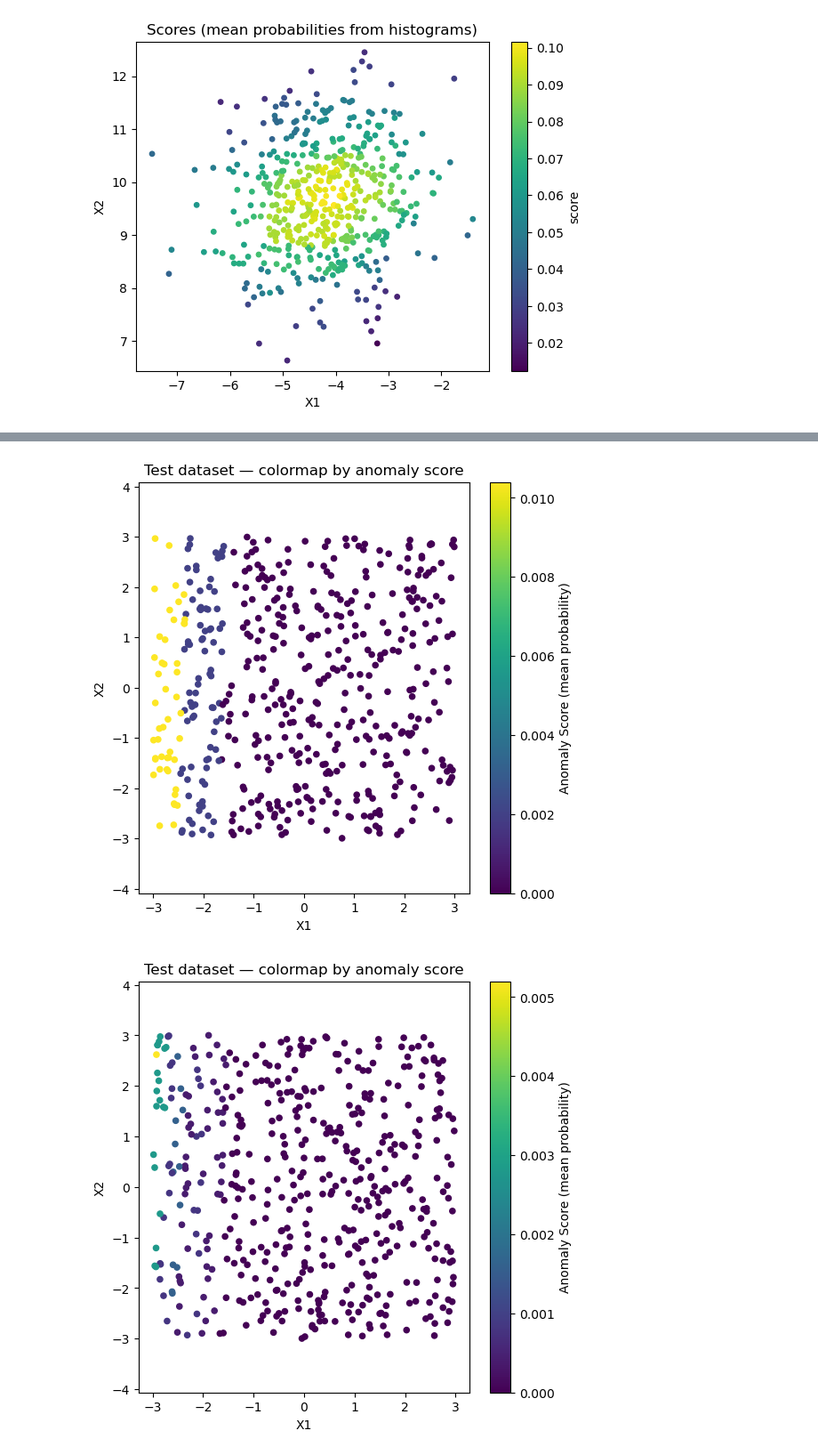
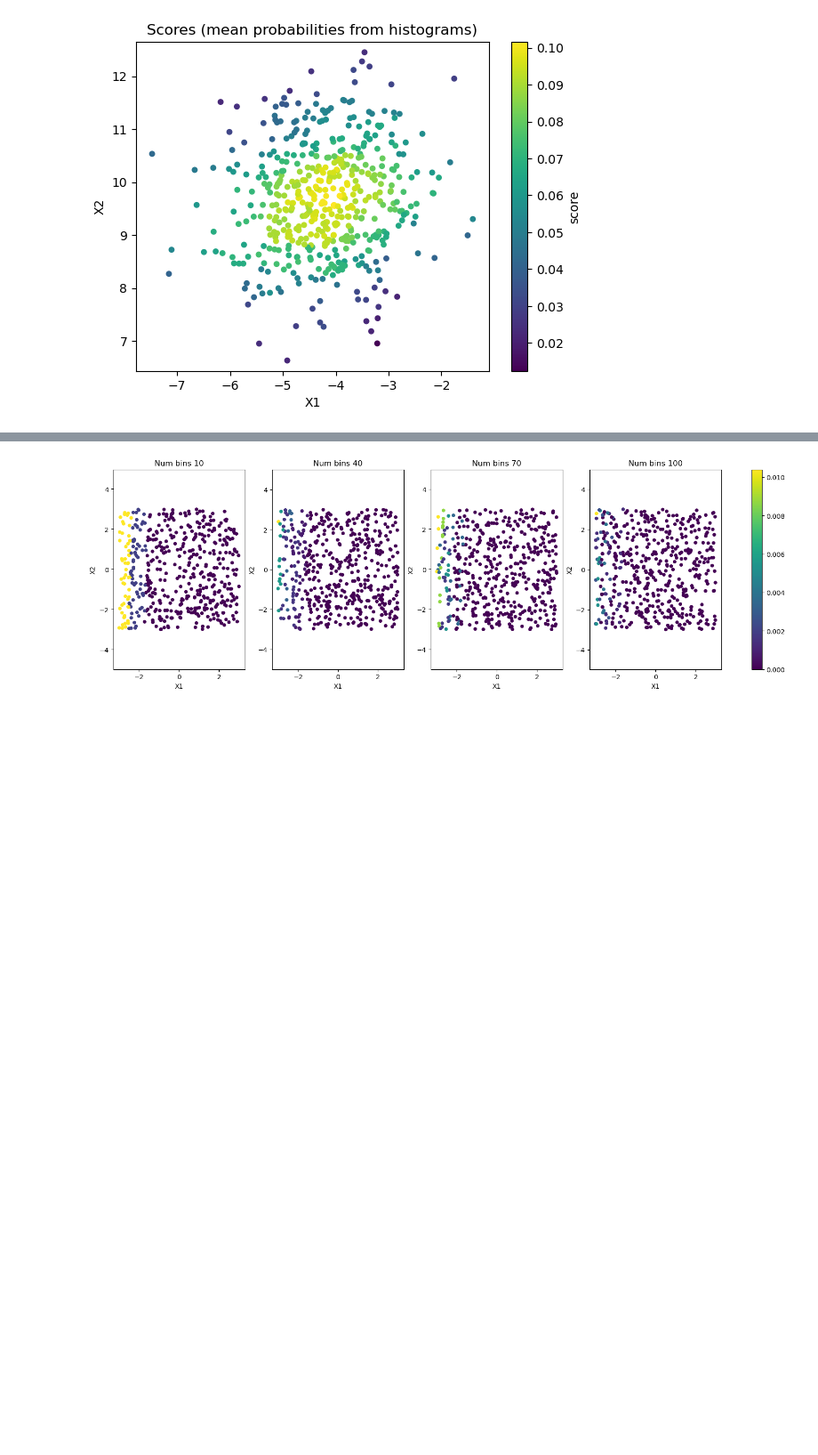
Before and after one commit to GabroveanuRazvan/Anomaly-Detection-Lab, a Jupyter notebook: lab3.ipynb, the cells around one changed output, grey strips where cells are left out. Shown at 89% size. Drawn from its saved outputs; the diff is of its cells as text; code cells hidden in the pictures; blank space fills up the shorter version.

```diff
--- a/lab3.ipynb
+++ b/lab3.ipynb
@@ -111,18 +114,22 @@ plt.show()
 # %%
-for num_bins in [10,40,70,100]:
+bin_vals  = [10,40,70,100]
+fig, axes = plt.subplots(1, len(bin_vals), figsize=(15, 5),constrained_layout=True)
+
+for i,num_bins in enumerate(bin_vals):
     histograms = [make_hist_with_probs(y[i], bins=num_bins, pad_ratio=0.15) for i in range(5)]
 
     x_test = rng.uniform(low=-3,high=3,size=(500,2))
     scores_test = np.array([anomaly_score_mean_prob(x,histograms) for x in x_test])
 
-    plt.figure(figsize=(6, 6))
-    plt.scatter(x_test[:, 0], x_test[:, 1], c=scores_test, cmap='viridis', s=20)
-    plt.colorbar(label='Anomaly Score (mean probability)')
-    plt.title("Test dataset — colormap by anomaly score")
-    plt.xlabel("X1")
-    plt.ylabel("X2")
-    plt.axis('equal')
-    plt.show()
+    axes[i].scatter(x_test[:, 0], x_test[:, 1], c=scores_test, cmap='viridis', s=20)
+
+    axes[i].set_title(f"Num bins {num_bins}")
+    axes[i].set_xlabel("X1")
+    axes[i].set_ylabel("X2")
+    axes[i].axis('equal')
+
+
+plt.colorbar(axes[0].collections[0], ax=axes, orientation='vertical', fraction=0.025)
+plt.show()
 # %% [output]
-[figure, old version]
+[figure, new version]
-[figure, removed]
```
Also changed, not shown: parts of 11 cells of this notebook.
